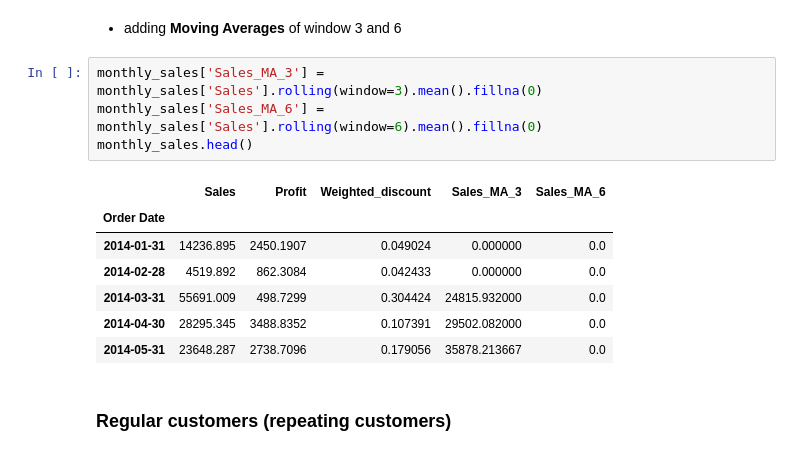
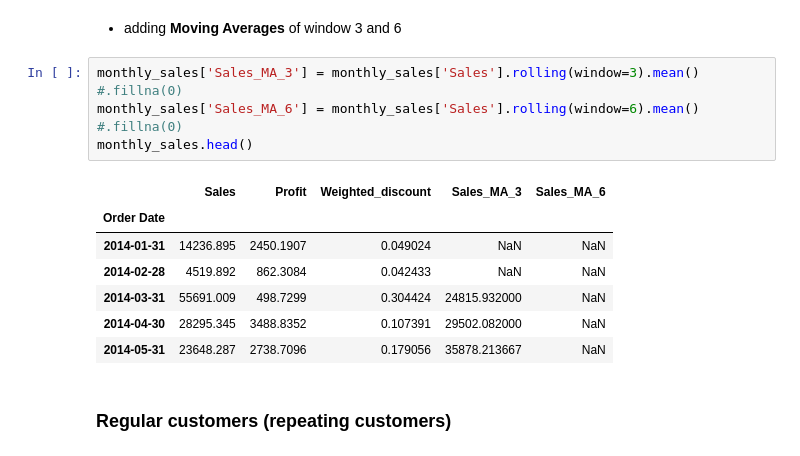
Before and after one commit to AdiXjaiswal/Sales-Dashboard, a Jupyter notebook: sales_dashboard.ipynb, the cells around one changed output. Cells and saved outputs as stored; diff of their text form.

```diff
--- a/sales_dashboard.ipynb
+++ b/sales_dashboard.ipynb
@@ -271,17 +277,17 @@ monthly_sales.head()
 # %% [markdown]
 - adding **Moving Averages** of window 3 and 6
 # %%
-monthly_sales['Sales_MA_3'] = monthly_sales['Sales'].rolling(window=3).mean().fillna(0)
-monthly_sales['Sales_MA_6'] = monthly_sales['Sales'].rolling(window=6).mean().fillna(0)
+monthly_sales['Sales_MA_3'] = monthly_sales['Sales'].rolling(window=3).mean() #.fillna(0)
+monthly_sales['Sales_MA_6'] = monthly_sales['Sales'].rolling(window=6).mean() #.fillna(0)
 monthly_sales.head()
 # %% [output]
 |  | Sales | Profit | Weighted_discount | Sales_MA_3 | Sales_MA_6 |
 | Order Date |  |  |  |  |  |
-| 2014-01-31 | 14236.895 | 2450.1907 | 0.049024 | 0.000000 | 0.0 |
-| 2014-02-28 | 4519.892 | 862.3084 | 0.042433 | 0.000000 | 0.0 |
-| 2014-03-31 | 55691.009 | 498.7299 | 0.304424 | 24815.932000 | 0.0 |
-| 2014-04-30 | 28295.345 | 3488.8352 | 0.107391 | 29502.082000 | 0.0 |
-| 2014-05-31 | 23648.287 | 2738.7096 | 0.179056 | 35878.213667 | 0.0 |
+| 2014-01-31 | 14236.895 | 2450.1907 | 0.049024 | NaN | NaN |
+| 2014-02-28 | 4519.892 | 862.3084 | 0.042433 | NaN | NaN |
+| 2014-03-31 | 55691.009 | 498.7299 | 0.304424 | 24815.932000 | NaN |
+| 2014-04-30 | 28295.345 | 3488.8352 | 0.107391 | 29502.082000 | NaN |
+| 2014-05-31 | 23648.287 | 2738.7096 | 0.179056 | 35878.213667 | NaN |
 # %% [markdown]
 ### Regular customers (repeating customers)
 # %%
```
Also changed, not shown: parts of 25 cells of this notebook.
